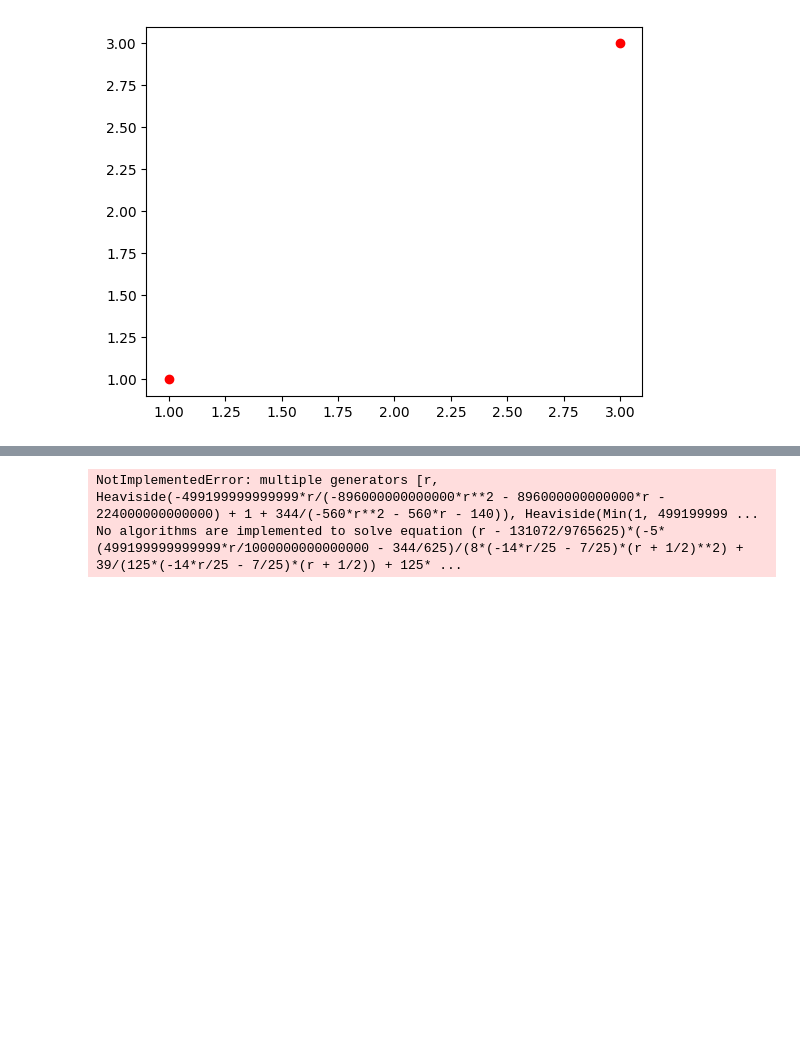
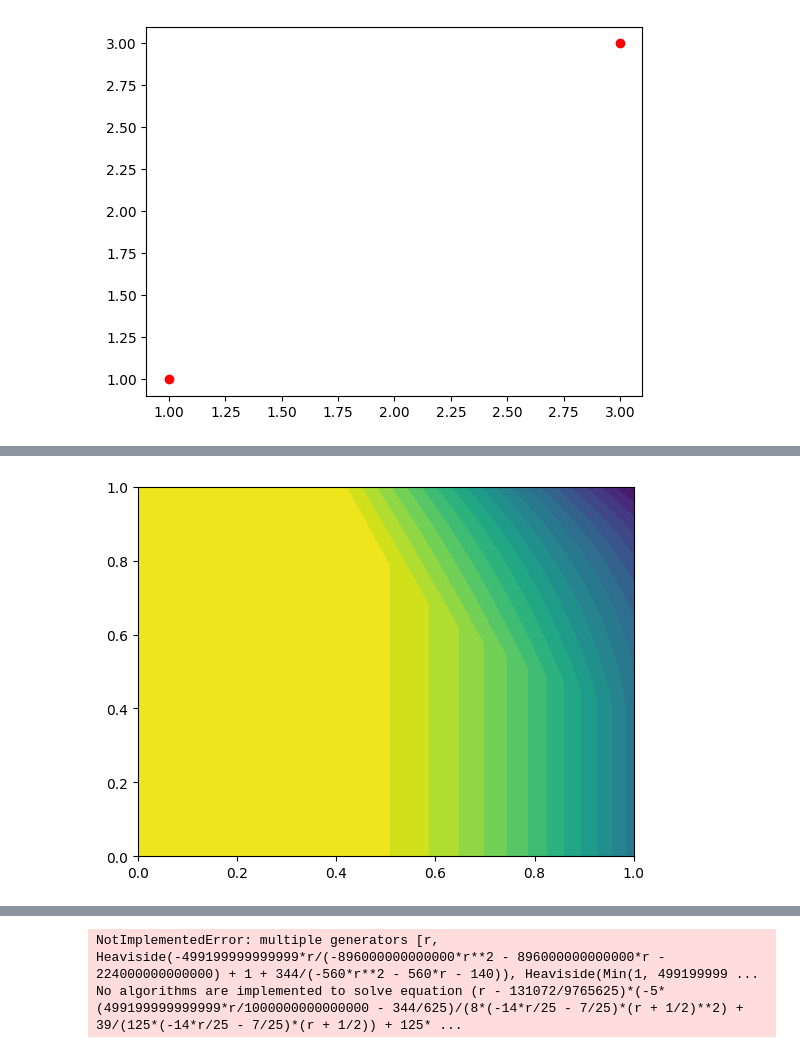
Before and after one commit to pcastle/tesis-cds-covered, a Jupyter notebook: test.ipynb, the cells around one changed output, grey strips where cells are left out. Cells and saved outputs as stored; diff of their text form; code cells hidden in the pictures; blank space fills up the shorter version.

```diff
--- a/test.ipynb
+++ b/test.ipynb
@@ -24,0 +83,7 @@ array('d', [1.0, 3.0]) array('d', [1.0, 3.0])
+# %%
+
+fig, ax = plt.subplots()
+ax.contourf(p_lin,q_lin,d2_mesh, 20)
+plt.show()
+# %% [output]
+[figure, added]
```
Also changed, not shown: parts of 3 cells of this notebook, 1 other file.
